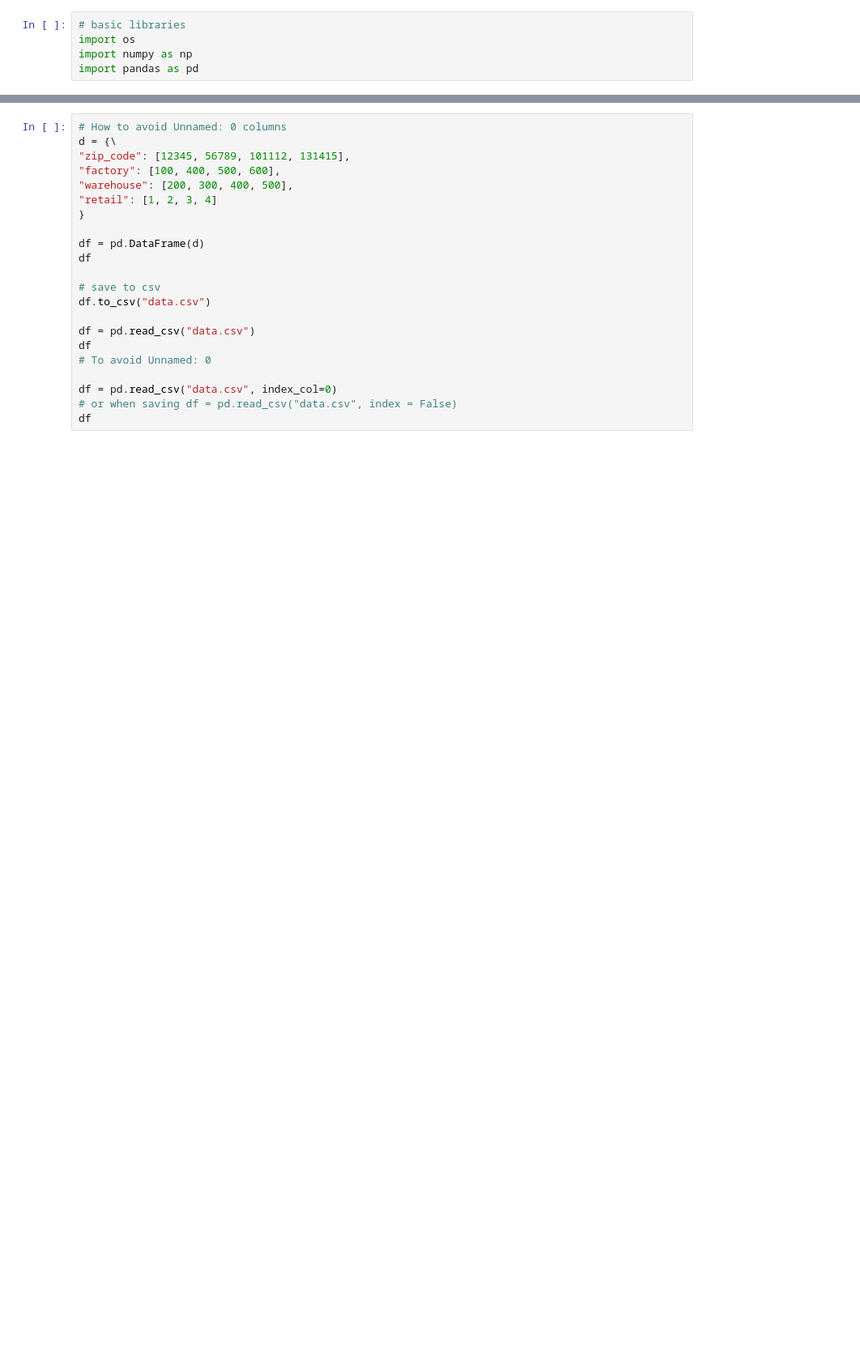
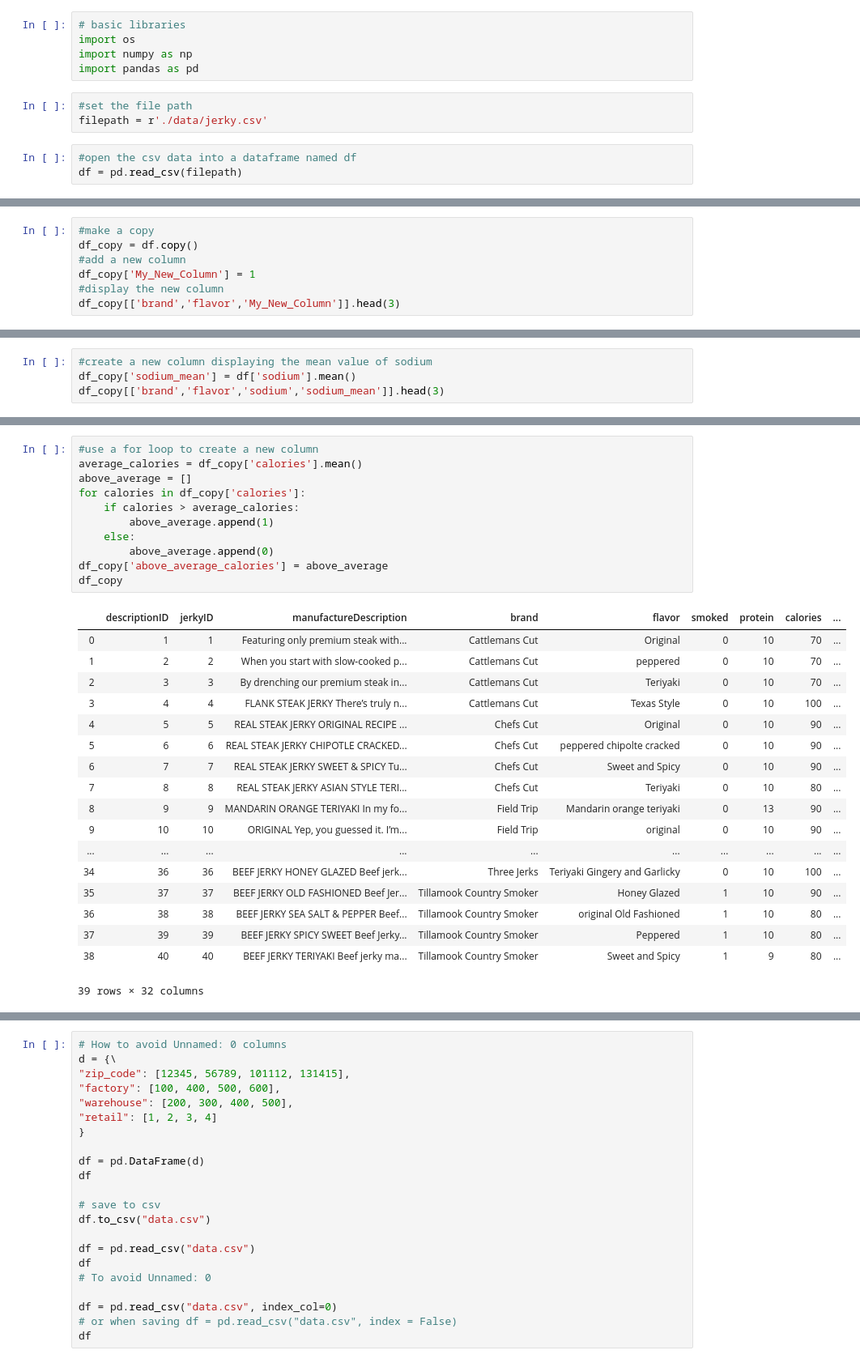
Before and after one commit to Galdina/InterviewPrep, a Jupyter notebook: pandas_tricks.ipynb, the cells around one changed output, grey strips where cells are left out. Shown: that part at 81% size. Cells and saved outputs as stored; diff of their text form; blank space fills up the shorter version.

```diff
--- a/pandas_tricks.ipynb
+++ b/pandas_tricks.ipynb
@@ -3,3 +3,9 @@
 import os
 import numpy as np
 import pandas as pd
+# %%
+#set the file path
+filepath = r'./data/jerky.csv'
+# %%
+#open the csv data into a dataframe named df
+df = pd.read_csv(filepath)
@@ -5,0 +179,7 @@ import pandas as pd
+# %%
+#make a copy
+df_copy = df.copy()
+#add a new column
+df_copy['My_New_Column'] = 1
+#display the new column
+df_copy[['brand','flavor','My_New_Column']].head(3)
@@ -5,0 +191,4 @@ import pandas as pd
+# %%
+#create a new column displaying the mean value of sodium
+df_copy['sodium_mean'] = df['sodium'].mean()
+df_copy[['brand','flavor','sodium','sodium_mean']].head(3)
@@ -5,0 +200,30 @@ import pandas as pd
+# %%
+#use a for loop to create a new column
+average_calories = df_copy['calories'].mean()
+above_average = []
+for calories in df_copy['calories']:
+    if calories > average_calories:
+        above_average.append(1)
+    else:
+        above_average.append(0)
+df_copy['above_average_calories'] = above_average
+df_copy
+# %% [output]
+|  | descriptionID | jerkyID | manufactureDescription | brand | flavor | smoked | protein | calories | ... |
+| 0 | 1 | 1 | Featuring only premium steak with... | Cattlemans Cut | Original | 0 | 10 | 70 | ... |
+| 1 | 2 | 2 | When you start with slow-cooked p... | Cattlemans Cut | peppered | 0 | 10 | 70 | ... |
+| 2 | 3 | 3 | By drenching our premium steak in... | Cattlemans Cut | Teriyaki | 0 | 10 | 70 | ... |
+| 3 | 4 | 4 | FLANK STEAK JERKY There’s truly n... | Cattlemans Cut | Texas Style | 0 | 10 | 100 | ... |
+| 4 | 5 | 5 | REAL STEAK JERKY ORIGINAL RECIPE ... | Chefs Cut | Original | 0 | 10 | 90 | ... |
+| 5 | 6 | 6 | REAL STEAK JERKY CHIPOTLE CRACKED... | Chefs Cut | peppered chipolte cracked | 0 | 10 | 90 | ... |
+| 6 | 7 | 7 | REAL STEAK JERKY SWEET & SPICY Tu... | Chefs Cut | Sweet and Spicy | 0 | 10 | 90 | ... |
+| 7 | 8 | 8 | REAL STEAK JERKY ASIAN STYLE TERI... | Chefs Cut | Teriyaki | 0 | 10 | 80 | ... |
+| 8 | 9 | 9 | MANDARIN ORANGE TERIYAKI In my fo... | Field Trip | Mandarin orange teriyaki | 0 | 13 | 90 | ... |
+| 9 | 10 | 10 | ORIGINAL Yep, you guessed it. I’m... | Field Trip | original | 0 | 10 | 90 | ... |
+| ... | ... | ... | ... | ... | ... | ... | ... | ... | ... |
+| 34 | 36 | 36 | BEEF JERKY HONEY GLAZED Beef jerk... | Three Jerks | Teriyaki Gingery and Garlicky | 0 | 10 | 100 | ... |
+| 35 | 37 | 37 | BEEF JERKY OLD FASHIONED Beef Jer... | Tillamook Country Smoker | Honey Glazed | 1 | 10 | 90 | ... |
+| 36 | 38 | 38 | BEEF JERKY SEA SALT & PEPPER Beef... | Tillamook Country Smoker | original Old Fashioned | 1 | 10 | 80 | ... |
+| 37 | 39 | 39 | BEEF JERKY SPICY SWEET Beef Jerky... | Tillamook Country Smoker | Peppered | 1 | 10 | 80 | ... |
+| 38 | 40 | 40 | BEEF JERKY TERIYAKI Beef jerky ma... | Tillamook Country Smoker | Sweet and Spicy | 1 | 9 | 80 | ... |
+39 rows × 32 columns
```
Also changed, not shown: parts of 27 cells of this notebook.
